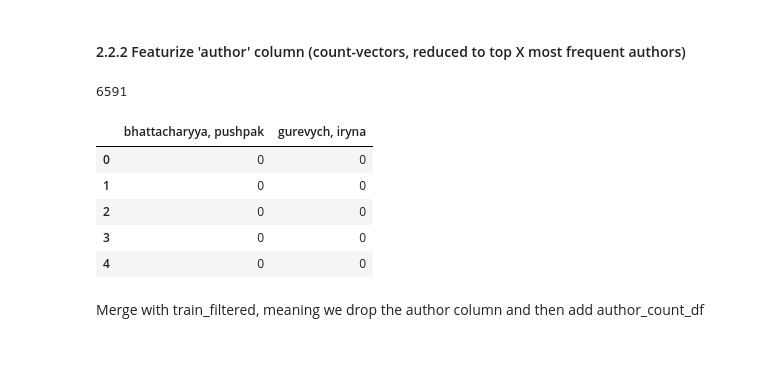
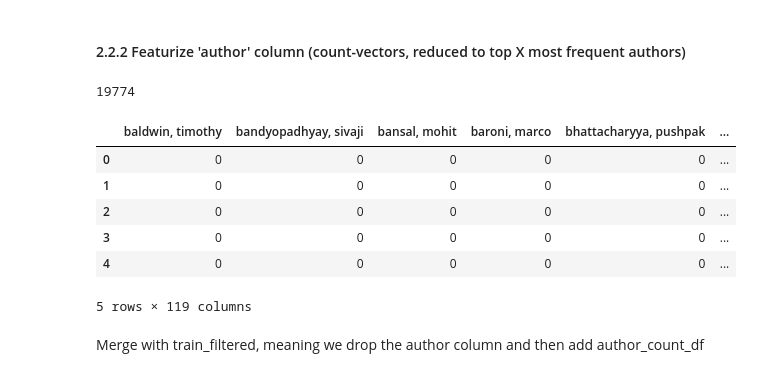
Before and after one commit to larshanen/MLChallenge, a Jupyter notebook: notebooks/Main experiment/Experiments.ipynb, the cells around one changed output. Cells and saved outputs as stored; diff of their text form; code cells hidden in the pictures.

```diff
--- a/notebooks/Main experiment/Experiments.ipynb
+++ b/notebooks/Main experiment/Experiments.ipynb
@@ -87,7 +80,7 @@ logging.getLogger().setLevel(logging.INFO)
 
 # Load train and test sets and change all NA values to empty values
 logging.info("Loading training/test data")
-train_sample = pd.DataFrame.from_records(json.load(open('../../data/train.json')))
+train = pd.DataFrame.from_records(json.load(open('../../data/train.json')))
 test = pd.DataFrame.from_records(json.load(open('../../data/test.json')))
 # %% [output]
 INFO:root:Loading training/test data
@@ -136,9 +138,8 @@ import numpy as np
 # %% [markdown]
 For experimental purposes we start working with a 10% subset of the data:
 # %%
-'''
 #Randomly save 10% of the train set for velocity purposes
-percentage_to_save = 10
+percentage_to_save = 30
 
 # Calculate the number of rows to save
 num_rows_to_save = int(len(train) * (percentage_to_save / 100))
@@ -147,5 +148,4 @@ num_rows_to_save = int(len(train) * (percentage_to_save / 100))
 train_sample = train.sample(n=num_rows_to_save, random_state=42)  # Set a random_state for reproducibility
 
 train_sample.head()
-'''
 # %% [output]
@@ -181,41 +186,42 @@ train_filtered['author_str'] = train_filtered['author'].apply(lambda x: ';'.join
 # Add a column to store the original row numbers
 # train_filtered['original_index'] = train_filtered.index
 
 # Count the number of papers for each author
 author_paper_counts = train_filtered['author_str'].str.split(';').explode().value_counts()
 
 # Set the number of most frequent authors you want to include
-n_mostfreq_authors = 3  # Adjust this value to the desired number of most frequent authors
+n_mostfreq_authors = 120  # Adjust this value to the desired number of most frequent authors
 
 # Filter authors based on the X most frequent authors
 top_authors = author_paper_counts.head(n_mostfreq_authors).index.tolist()
 
 # Filter only the top authors in 'author_str'
 train_filtered['author_str_filtered'] = train_filtered['author_str'].apply(lambda x: ';'.join([author for author in x.split(';') if author in top_authors]))
 
 # Count-vectorize 'author_str_filtered'
 count_vectorizer = CountVectorizer(tokenizer=lambda x: x.split(';'))
 count_matrix = count_vectorizer.fit_transform(train_filtered['author_str_filtered'])
 
 # Extract and create columns
 feature_names = count_vectorizer.get_feature_names_out()
 author_count_df = pd.DataFrame(count_matrix.toarray(), columns=feature_names)
 
 # Set the original_index column as the index
 # author_count_df.set_index(train_filtered['original_index'], inplace=True)
 
 author_count_df = author_count_df.drop(['unknown', ''], axis=1) # See if this approach always works out
 
 print(len(author_count_df))
 author_count_df.head()
 # %% [output]
-6591
+19774
-|  | bhattacharyya, pushpak | gurevych, iryna |
-| 0 | 0 | 0 |
-| 1 | 0 | 0 |
-| 2 | 0 | 0 |
-| 3 | 0 | 0 |
-| 4 | 0 | 0 |
+|  | baldwin, timothy | bandyopadhyay, sivaji | bansal, mohit | baroni, marco | bhattacharyya, pushpak | ... |
+| 0 | 0 | 0 | 0 | 0 | 0 | ... |
+| 1 | 0 | 0 | 0 | 0 | 0 | ... |
+| 2 | 0 | 0 | 0 | 0 | 0 | ... |
+| 3 | 0 | 0 | 0 | 0 | 0 | ... |
+| 4 | 0 | 0 | 0 | 0 | 0 | ... |
+5 rows × 119 columns
 # %% [markdown]
 Merge with train_filtered, meaning we drop the author column and then add author_count_df
 # %%
```
Also changed, not shown: parts of 26 cells of this notebook.
